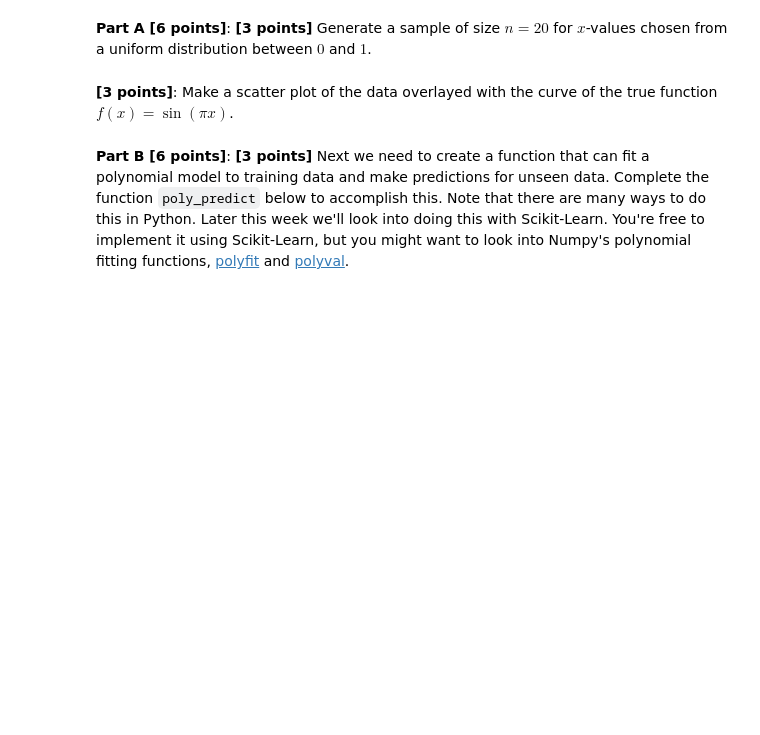
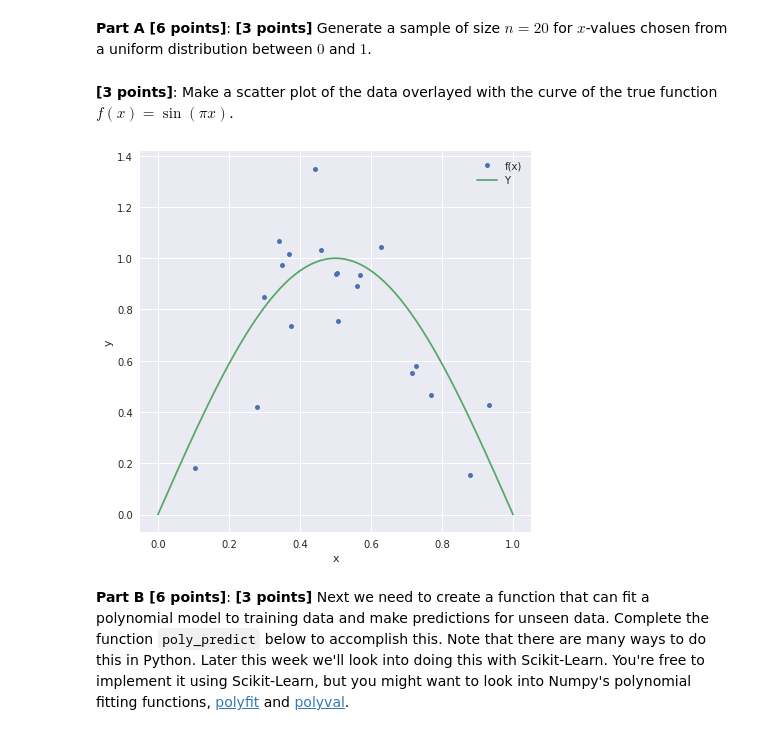
Before and after one commit to skhadem/CSCI-4622-Machine-Learning-fa20, a Jupyter notebook: hmwks/hw1/hw1.ipynb, the cells around one changed output. Saved outputs shown, nothing was run; the diff lists cells and outputs as text; code cells hidden in the pictures; blank space fills up the shorter version.

```diff
--- a/hmwks/hw1/hw1.ipynb
+++ b/hmwks/hw1/hw1.ipynb
@@ -71,6 +71,3 @@ If we simply guess "yes" every time, we will make 4 mistakes.
 **[5 points]** We start by considering the variable *Colorado residency*. The first criteria is based on the number of mistakes. We need to build a contingency table between Colorado residency and college degree.
 
 How many mistakes will we make if we split based on Colorado residency? (**Answer below by finishing the code.**)
-# %%
-a = np.array([1,0,1])
-len(np.where(a == 0)[0])
@@ -693,8 +738,7 @@ def get_y(x, sigma=1.0):
 
     :@param x: ndarray of feature values
     """
-    # YOUR CODE HERE
-    raise NotImplementedError()
+    return get_f(x) + np.random.normal(0, sigma, len(x))
 
 def sample(n, sigma=1.0):
     """Return tuples of data (x, y) that come from
@@ -707,11 +751,17 @@ def sample(n, sigma=1.0):
 # %%
 n = 20
 x, y = sample(n, sigma=.15)
 xplot = np.linspace(0, 1, 200)
 fplot = get_f(xplot)
-fig, ax = plt.subplots(nrows=1, ncols=1, figsize=(7, 7))
-# YOUR CODE HERE
-raise NotImplementedError()
+with plt.style.context('seaborn'):
+    fig, ax = plt.subplots(nrows=1, ncols=1, figsize=(7, 7))
+    plt.plot(x, y, '.', markersize=10)
+    plt.plot(xplot, fplot)
+    plt.xlabel('x')
+    plt.ylabel('y')
+    plt.legend(['f(x)', 'Y'])
+# %% [output]
+[figure, added]
 # %% [markdown]
 **Part B [6 points]**: **[3 points]** Next we need to create a function that can fit a polynomial model to training data and make predictions for unseen data.  Complete the function `poly_predict` below to accomplish this.  Note that there are many ways to do this in Python.  Later this week we'll look into doing this with Scikit-Learn.  You're free to implement it using Scikit-Learn, but you might want to look into Numpy's polynomial fitting functions, [polyfit](https://docs.scipy.org/doc/numpy/reference/generated/numpy.polyfit.html) and [polyval](https://docs.scipy.org/doc/numpy/reference/generated/numpy.polyval.html).
 # %%
```
Also changed, not shown: parts of 35 cells of this notebook, 1 other file.
